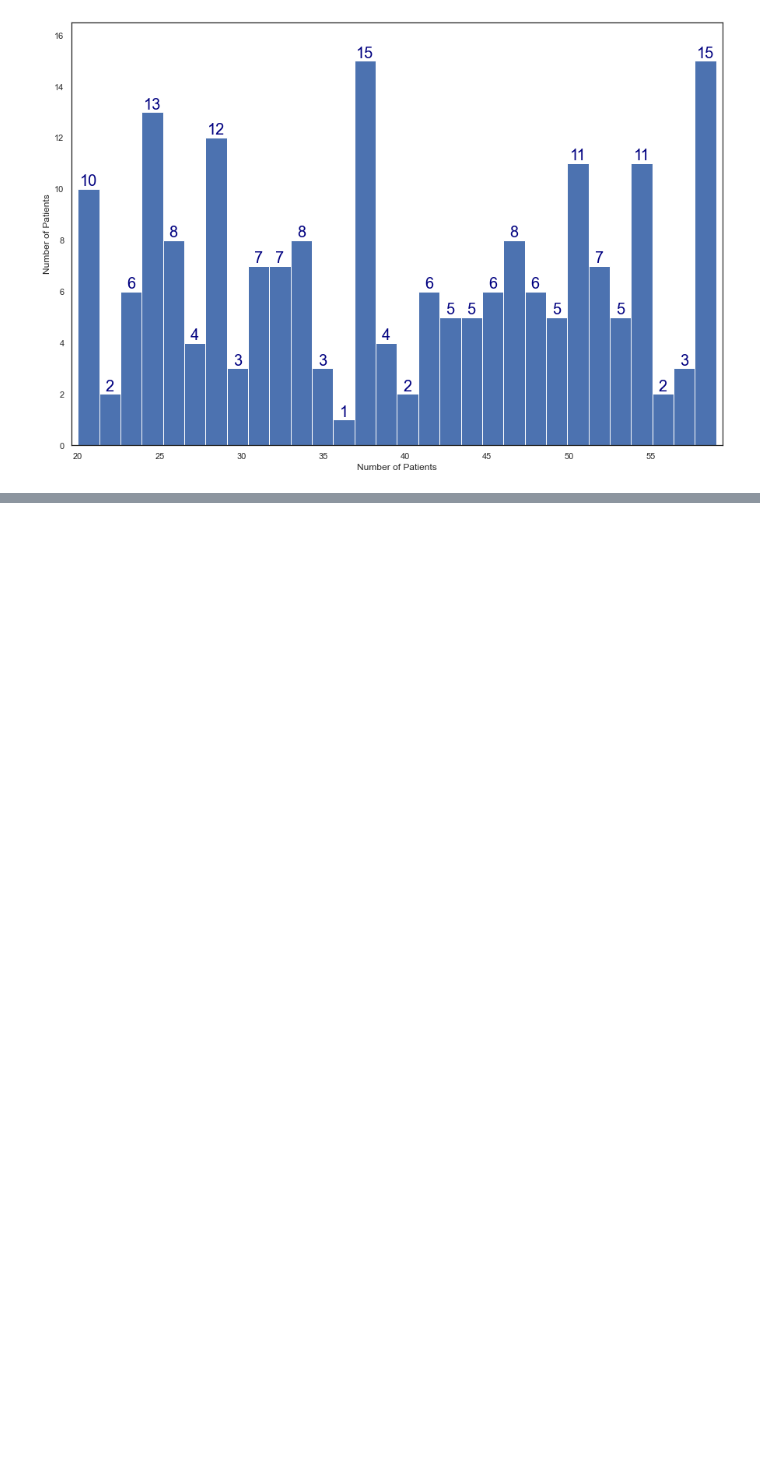
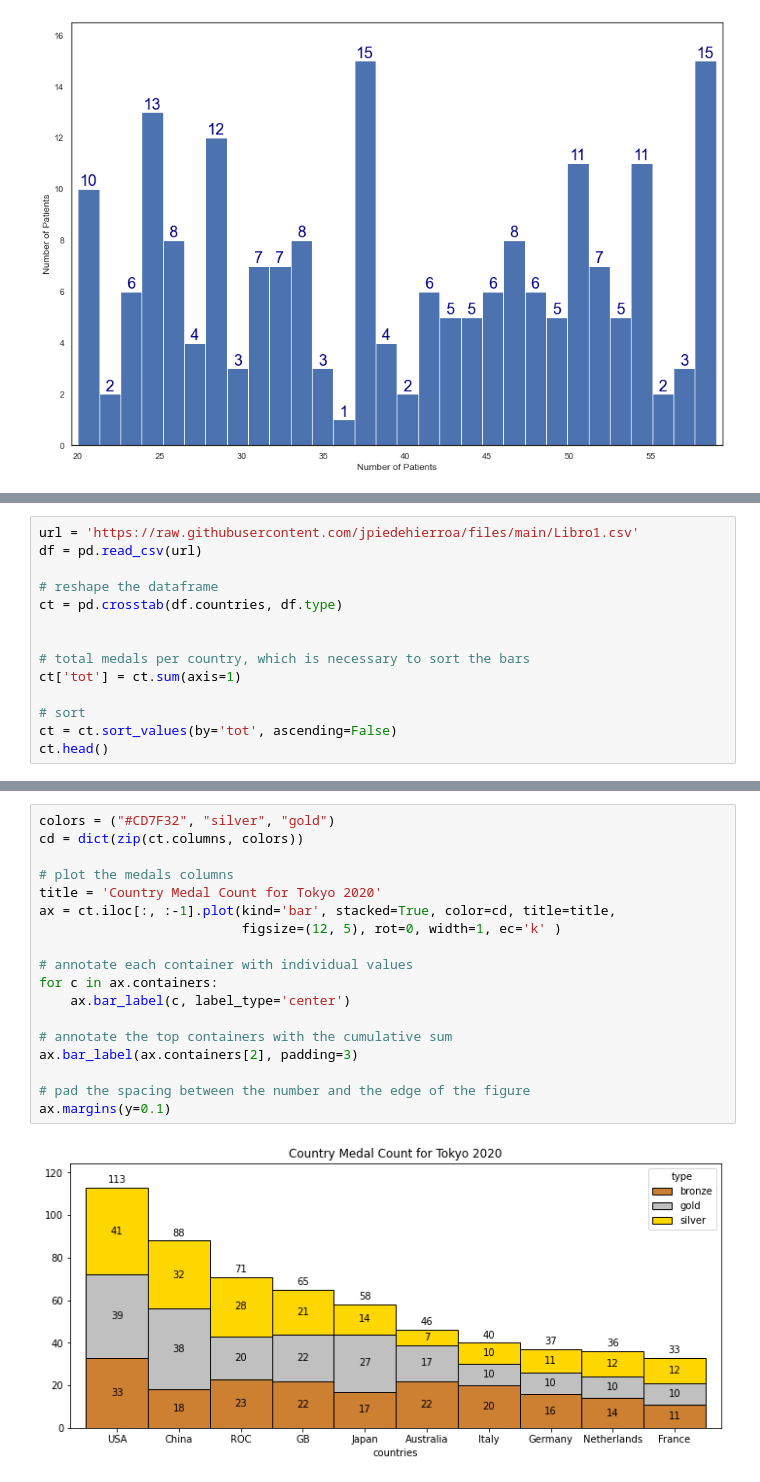
Before and after one commit to Sanaullah-nahk/Learning_libraries, a Jupyter notebook: Seaborn.ipynb, the cells around one changed output, grey strips where cells are left out. Cells and saved outputs as stored; diff of their text form; blank space fills up the shorter version.

```diff
--- a/Seaborn.ipynb
+++ b/Seaborn.ipynb
@@ -171,0 +189,14 @@ plt.show()
+# %%
+url = 'https://raw.githubusercontent.com/jpiedehierroa/files/main/Libro1.csv'
+df = pd.read_csv(url)
+
+# reshape the dataframe
+ct = pd.crosstab(df.countries, df.type)
+
+
+# total medals per country, which is necessary to sort the bars
+ct['tot'] = ct.sum(axis=1)
+
+# sort
+ct = ct.sort_values(by='tot', ascending=False)
+ct.head()
@@ -171,0 +211,20 @@ plt.show()
+# %%
+colors = ("#CD7F32", "silver", "gold")
+cd = dict(zip(ct.columns, colors))
+
+# plot the medals columns
+title = 'Country Medal Count for Tokyo 2020'
+ax = ct.iloc[:, :-1].plot(kind='bar', stacked=True, color=cd, title=title,
+                          figsize=(12, 5), rot=0, width=1, ec='k' )
+
+# annotate each container with individual values
+for c in ax.containers:
+    ax.bar_label(c, label_type='center')
+
+# annotate the top containers with the cumulative sum
+ax.bar_label(ax.containers[2], padding=3)
+
+# pad the spacing between the number and the edge of the figure
+ax.margins(y=0.1)
+# %% [output]
+[figure, added]
```
Also changed, not shown: parts of 3 cells of this notebook, 1 other file.
